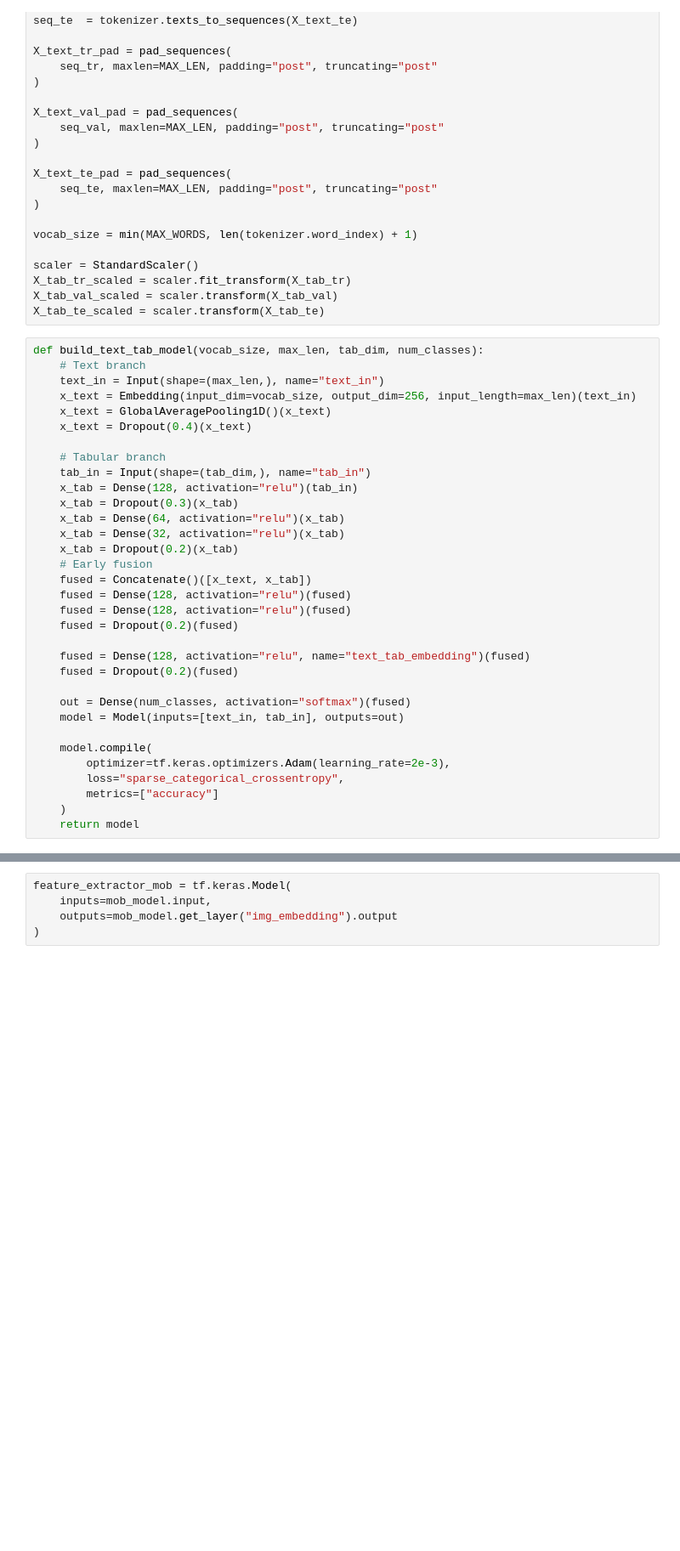
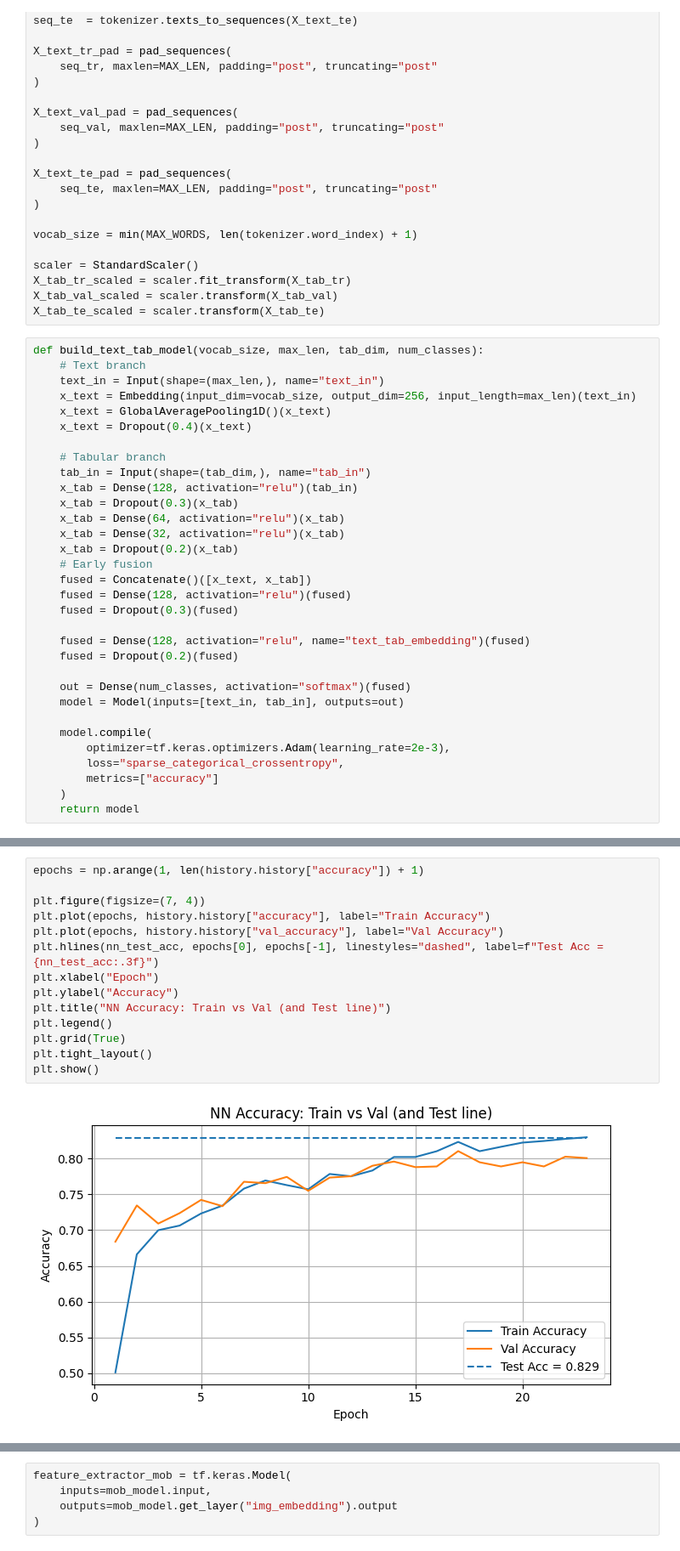
Before and after one commit to omaramin-77/Smart-Food-Guardian, a Jupyter notebook: model1.ipynb, the cells around one changed output, grey strips where cells are left out. Shown: that part at 85% size. Cells and saved outputs as stored; diff of their text form; blank space fills up the shorter version.

```diff
--- a/model1.ipynb
+++ b/model1.ipynb
@@ -143,8 +146,7 @@ def build_text_tab_model(vocab_size, max_len, tab_dim, num_classes):
     # Early fusion
     fused = Concatenate()([x_text, x_tab])
     fused = Dense(128, activation="relu")(fused)
-    fused = Dense(128, activation="relu")(fused)
-    fused = Dropout(0.2)(fused)
+    fused = Dropout(0.3)(fused)
 
     fused = Dense(128, activation="relu", name="text_tab_embedding")(fused)
     fused = Dropout(0.2)(fused)
@@ -233,3 +235,19 @@ Test Accuracy: 0.8346303701400757
+# %%
+epochs = np.arange(1, len(history.history["accuracy"]) + 1)
+
+plt.figure(figsize=(7, 4))
+plt.plot(epochs, history.history["accuracy"], label="Train Accuracy")
+plt.plot(epochs, history.history["val_accuracy"], label="Val Accuracy")
+plt.hlines(nn_test_acc, epochs[0], epochs[-1], linestyles="dashed", label=f"Test Acc = {nn_test_acc:.3f}")
+plt.xlabel("Epoch")
+plt.ylabel("Accuracy")
+plt.title("NN Accuracy: Train vs Val (and Test line)")
+plt.legend()
+plt.grid(True)
+plt.tight_layout()
+plt.show()
+# %% [output]
+[figure, added]
 # %%
 # Feature extractor: outputs the learned text-tab embedding
 text_tab_extractor = Model(
```
Also changed, not shown: parts of 11 cells of this notebook.
